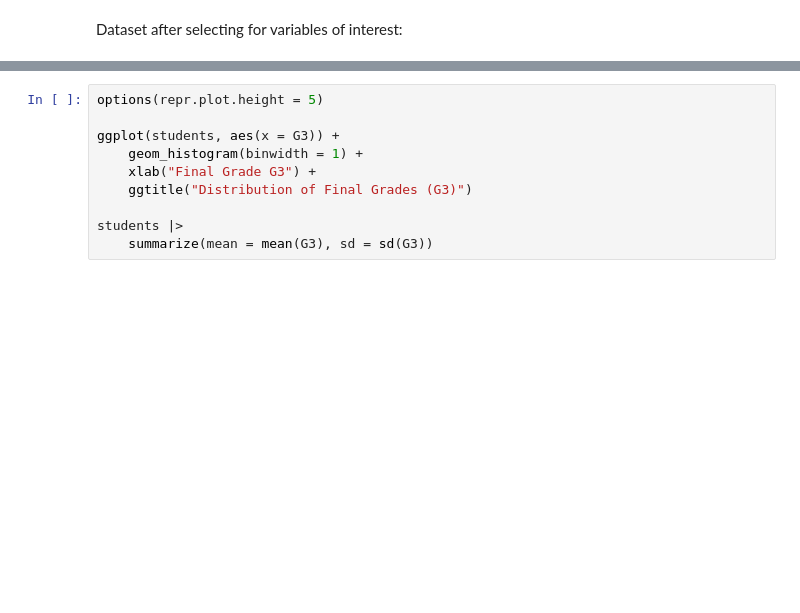
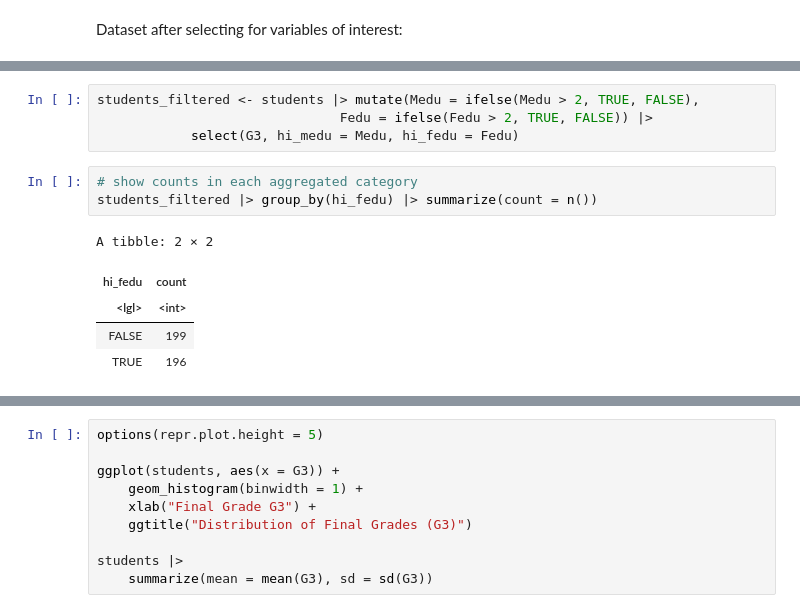
Before and after one commit to aidanmeharg/STAT_201_Project, a Jupyter notebook: report.ipynb, the cells around one changed output, grey strips where cells are left out. Drawn from its saved outputs; the diff is of its cells as text; blank space fills up the shorter version.

Commit message:
aggregated groups

```diff
--- a/report.ipynb
+++ b/report.ipynb
@@ -95,0 +94,13 @@ A data.frame: 6 × 6
+# %%
+students_filtered <- students |> mutate(Medu = ifelse(Medu > 2, TRUE, FALSE),
+                               Fedu = ifelse(Fedu > 2, TRUE, FALSE)) |>
+            select(G3, hi_medu = Medu, hi_fedu = Fedu)
+# %%
+# show counts in each aggregated category
+students_filtered |> group_by(hi_fedu) |> summarize(count = n())
+# %% [output]
+A tibble: 2 × 2
+| hi_fedu | count |
+| <lgl> | <int> |
+| FALSE | 199 |
+| TRUE | 196 |
```
Also changed, not shown: parts of 7 cells of this notebook.
